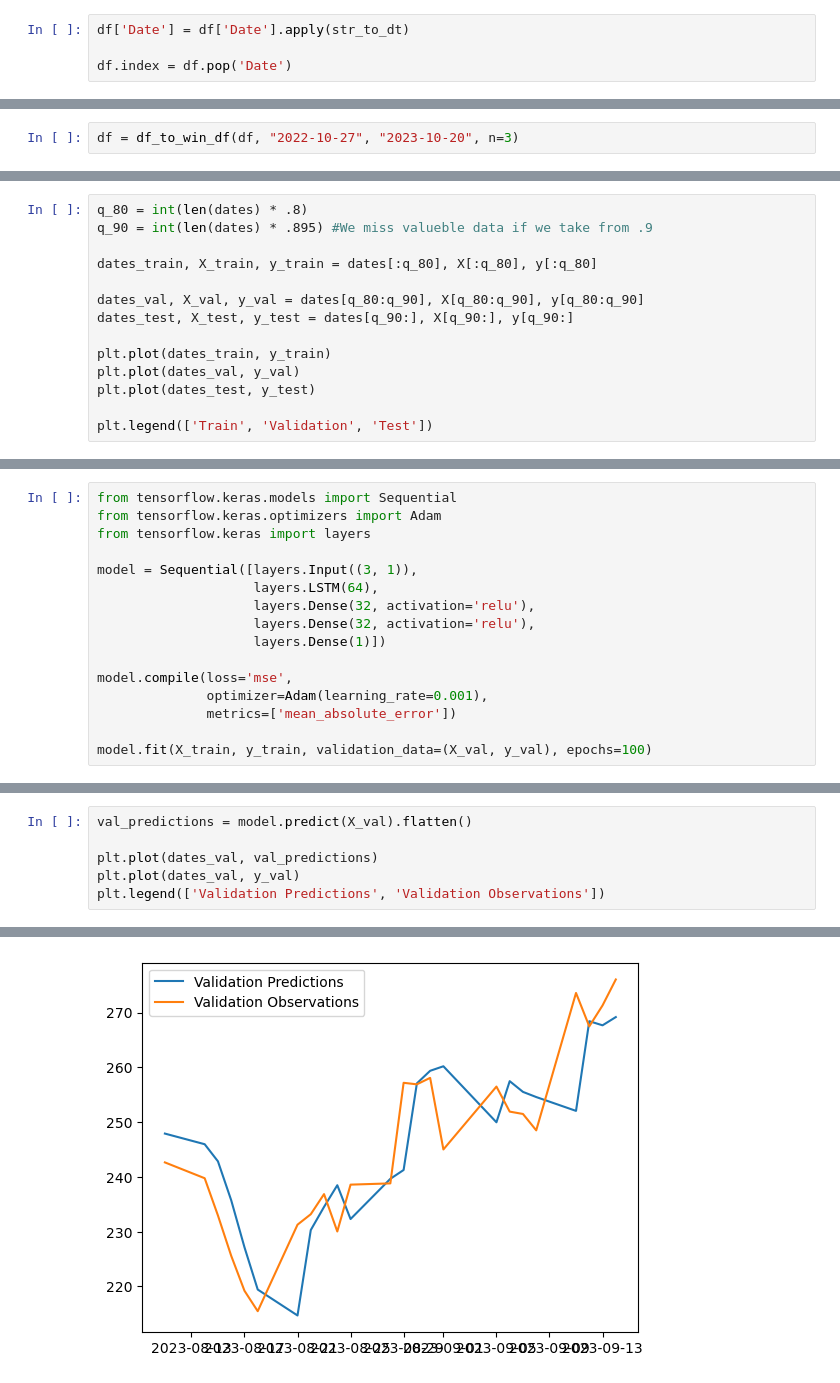
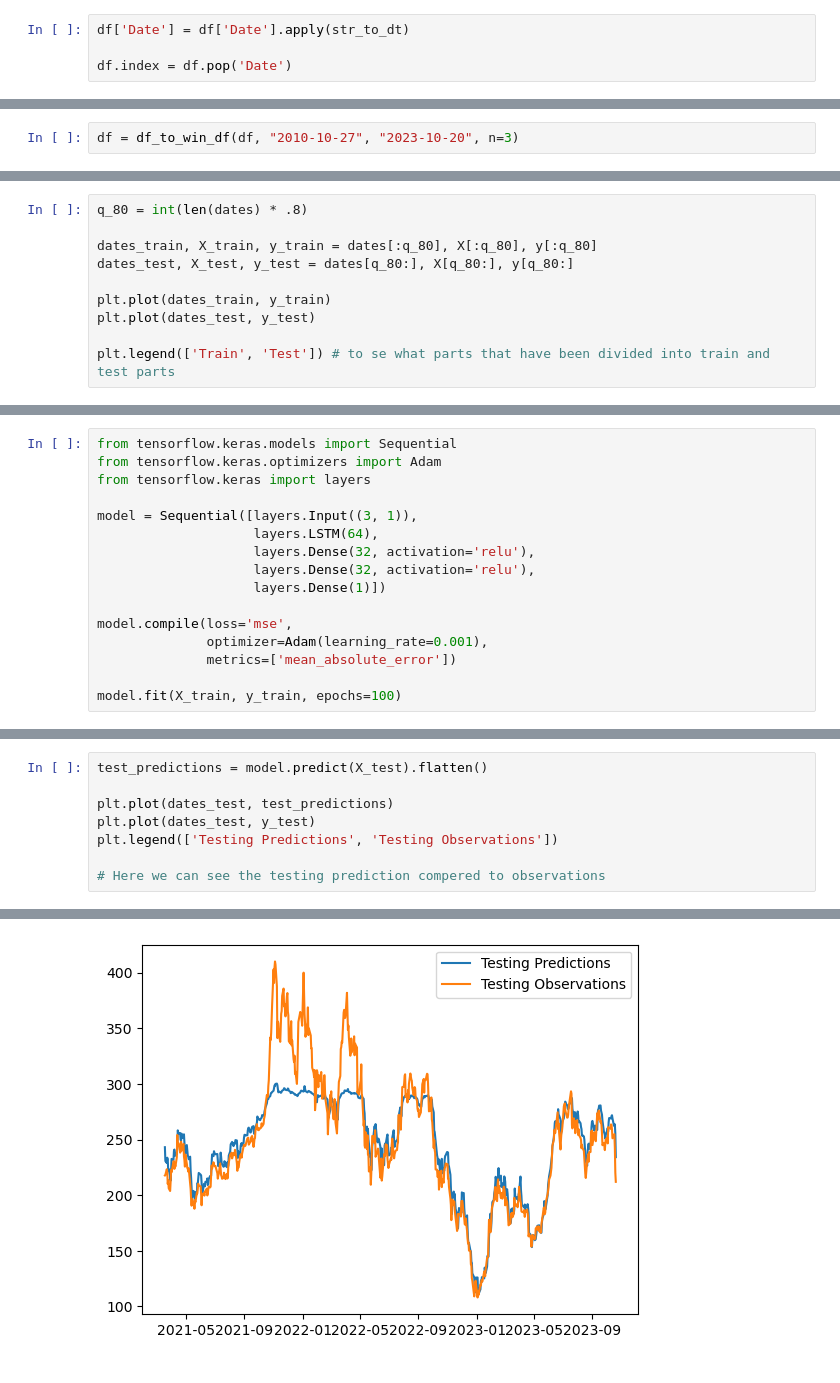
Before and after one commit to komandoyoko/DAVE3625---1, a Jupyter notebook: oblig2/Oblig-2.ipynb, the cells around one changed output, grey strips where cells are left out. Drawn from its saved outputs; the diff is of its cells as text.

```diff
--- a/oblig2/Oblig-2.ipynb
+++ b/oblig2/Oblig-2.ipynb
@@ -124,5 +137,5 @@ df
 # %%
-df = df_to_win_df(df, "2022-10-27", "2023-10-20", n=3)
+df = df_to_win_df(df, "2010-10-27", "2023-10-20", n=3)
 # %%
 df
 # %% [output]
@@ -148,16 +161,12 @@ dates.shape, X.shape, y.shape
 # %%
 q_80 = int(len(dates) * .8)
-q_90 = int(len(dates) * .895) #We miss valueble data if we take from .9
 
 dates_train, X_train, y_train = dates[:q_80], X[:q_80], y[:q_80]
-
-dates_val, X_val, y_val = dates[q_80:q_90], X[q_80:q_90], y[q_80:q_90]
-dates_test, X_test, y_test = dates[q_90:], X[q_90:], y[q_90:]
+dates_test, X_test, y_test = dates[q_80:], X[q_80:], y[q_80:]
 
 plt.plot(dates_train, y_train)
-plt.plot(dates_val, y_val)
 plt.plot(dates_test, y_test)
 
-plt.legend(['Train', 'Validation', 'Test'])
+plt.legend(['Train', 'Test']) # to se what parts that have been divided into train and test parts
 # %% [output]
 <matplotlib.legend.Legend at 0x...>
@@ -177,6 +186,6 @@ model.compile(loss='mse',
               optimizer=Adam(learning_rate=0.001),
               metrics=['mean_absolute_error'])
 
-model.fit(X_train, y_train, validation_data=(X_val, y_val), epochs=100)
+model.fit(X_train, y_train, epochs=100)
 # %% [output]
 Epoch 1/100
@@ -210,7 +226,9 @@ plt.legend(['Training Predictions', 'Training Observations'])
 # %%
-val_predictions = model.predict(X_val).flatten()
+test_predictions = model.predict(X_test).flatten()
 
-plt.plot(dates_val, val_predictions)
-plt.plot(dates_val, y_val)
-plt.legend(['Validation Predictions', 'Validation Observations'])
+plt.plot(dates_test, test_predictions)
+plt.plot(dates_test, y_test)
+plt.legend(['Testing Predictions', 'Testing Observations'])
+
+# Here we can see the testing prediction compered to observations
 # %% [output]
@@ -218,3 +236,3 @@ plt.legend(['Validation Predictions', 'Validation Observations'])
 <matplotlib.legend.Legend at 0x...>
-[figure, old version]
+[figure, new version]
 # %%
```
Also changed, not shown: parts of 20 cells of this notebook.
